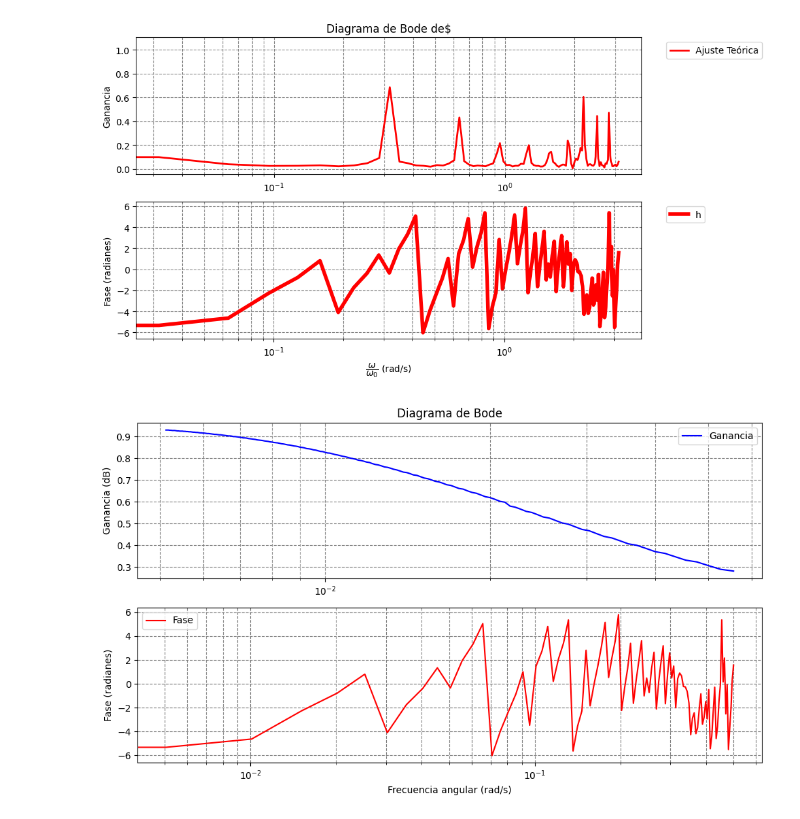
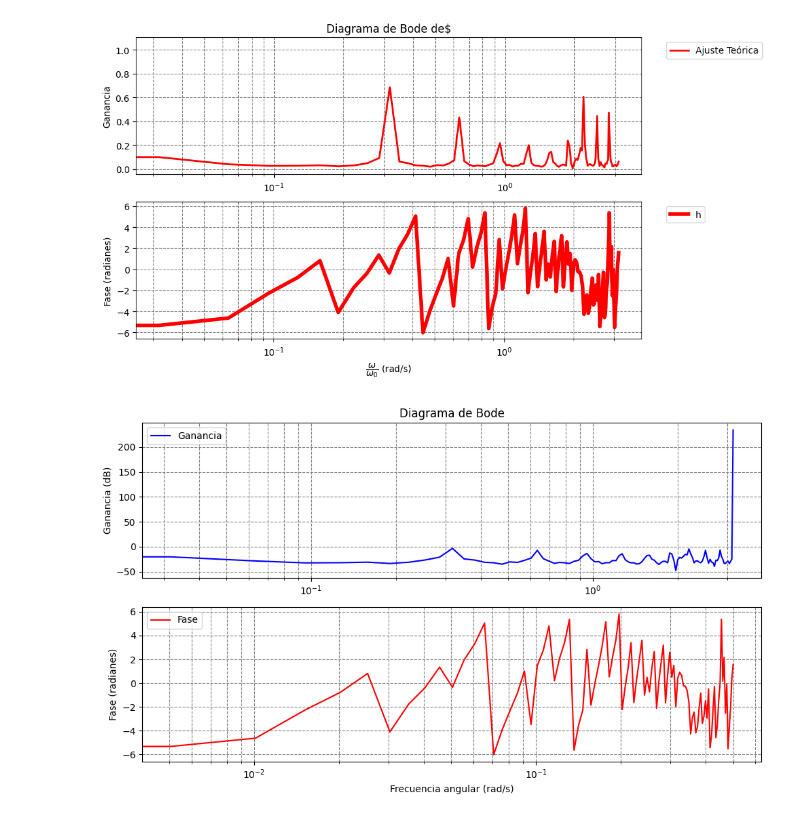
Before and after one commit to WetZap/Practicas-Circuitos, a Jupyter notebook: Practicas/Sesion 5/QuintaSesion.ipynb, the cells around one changed output. Cells and saved outputs as stored; diff of their text form; code cells hidden in the pictures.

```diff
--- a/Practicas/Sesion 5/QuintaSesion.ipynb
+++ b/Practicas/Sesion 5/QuintaSesion.ipynb
@@ -688,36 +690,36 @@ for i in Tiempo:
 
 
 # Cálculo de la ganancia
-#Ganancia = [20 * np.log10(mf / mf_in) for mf, mf_in in zip(ModuloFuncionCondensador, ModuloFuente)]
+Ganancia = [20 * np.log10(mf / mf_in) for mf, mf_in in zip(ModuloFuncionCondensador, ModuloFuente)]
 
-Ganancia = [(mf / mf_in) for mf, mf_in in zip(VoltajeCondensador, VoltajeFuenteLista)]
+#Ganancia = [(mf / mf_in) for mf, mf_in in zip(VoltajeCondensador, VoltajeFuenteLista)]
 
 Fase = [fase_out - fase_in for fase_out, fase_in in zip(FaseFuncionCondensador, FaseFuente)]
 
 
 # Transformar frecuencia lineal a angular
 FrecuenciaAngu = 2 * np.pi * frec
 
 # Graficar el diagrama de Bode
 plt.figure(figsize=(10, 6))
 
 # Gráfica de ganancia
 plt.subplot(2, 1, 1)
-plt.semilogx(Frecuencia, Ganancia, label="Ganancia", color="blue")
+plt.semilogx(FrecuenciaAngu, Ganancia, label="Ganancia", color="blue")
 plt.title("Diagrama de Bode")
 plt.ylabel("Ganancia (dB)")
 plt.grid(True, which="both", linestyle="--", color="gray")
 plt.legend()
 
 # Gráfica de fase
 plt.subplot(2, 1, 2)
 plt.semilogx(frec, Fase, label="Fase", color="red")
 plt.ylabel("Fase (radianes)")
 plt.xlabel("Frecuencia angular (rad/s)")
 plt.grid(True, which="both", linestyle="--", color="gray")
 plt.legend()
 
 plt.tight_layout()
 plt.show()
 # %% [output]
-[figure, old version]
+[figure, new version]
```
Also changed, not shown: parts of 5 cells of this notebook.
